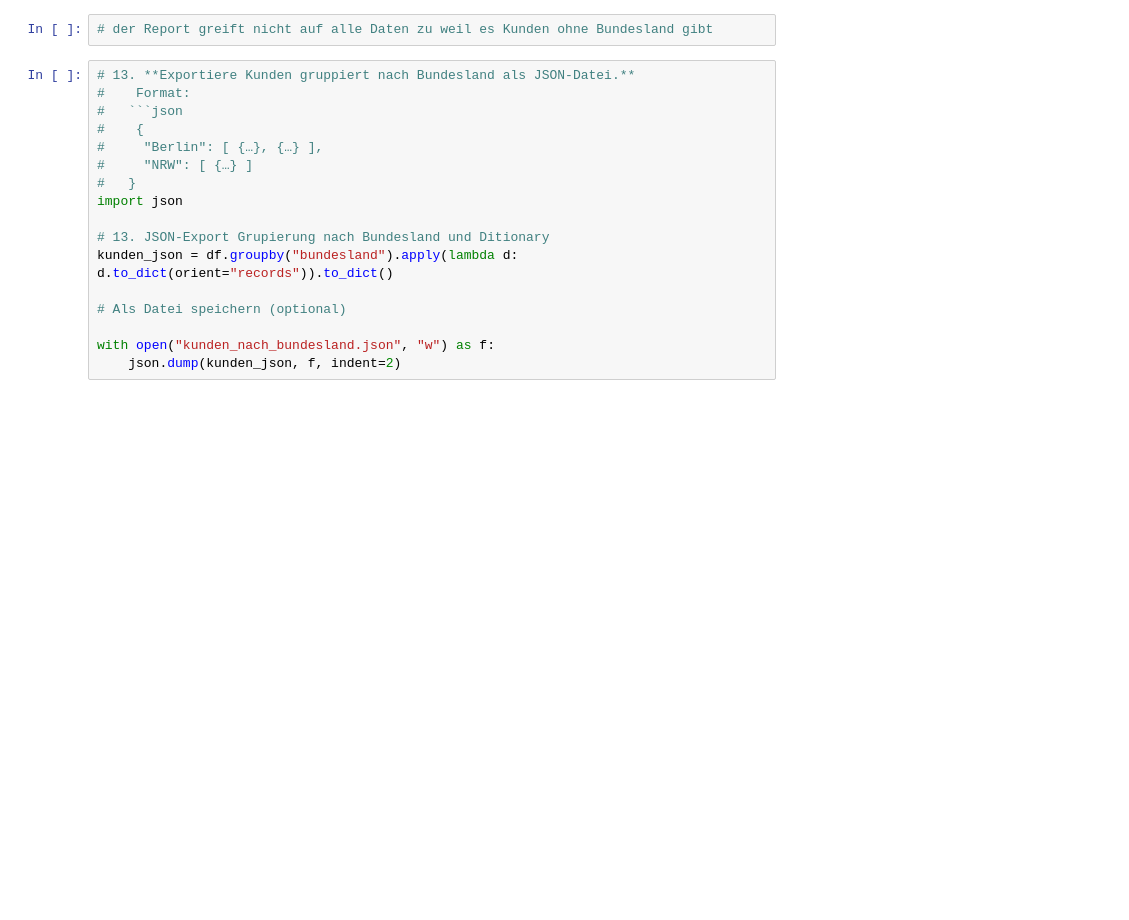
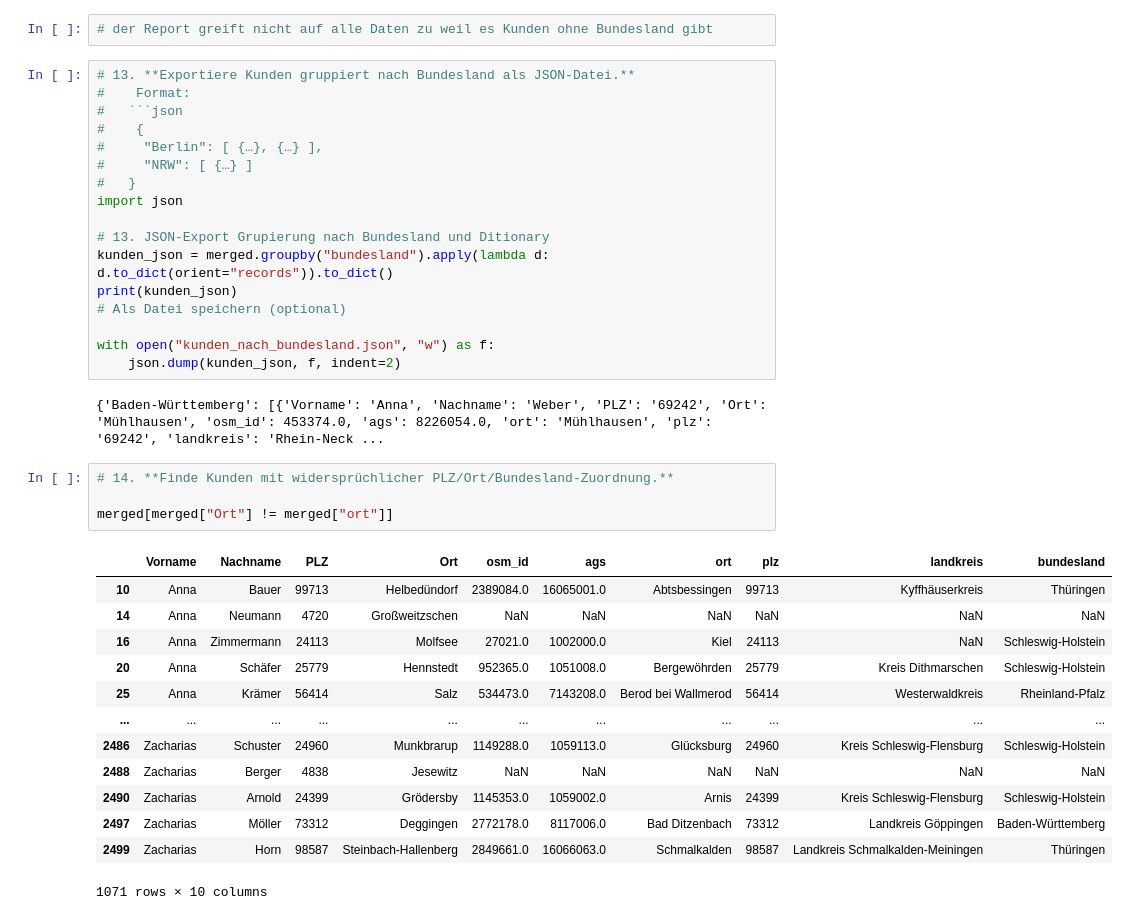
Before and after one commit to JMi-B/AufgabenJMI, a Jupyter notebook: Tag1KundendatenanalyseStuffe4.ipynb, the cells around one changed output. Drawn from its saved outputs; the diff is of its cells as text; blank space fills up the shorter version.

```diff
--- a/Tag1KundendatenanalyseStuffe4.ipynb
+++ b/Tag1KundendatenanalyseStuffe4.ipynb
@@ -92,9 +92,29 @@ Anzahl eindeutiger Orte ohne Bundesland: 174
 import json
 
 # 13. JSON-Export Grupierung nach Bundesland und Ditionary
-kunden_json = df.groupby("bundesland").apply(lambda d: d.to_dict(orient="records")).to_dict()
-
+kunden_json = merged.groupby("bundesland").apply(lambda d: d.to_dict(orient="records")).to_dict()
+print(kunden_json)
 # Als Datei speichern (optional)
 
 with open("kunden_nach_bundesland.json", "w") as f:
     json.dump(kunden_json, f, indent=2)
+# %% [output]
+{'Baden-Württemberg': [{'Vorname': 'Anna', 'Nachname': 'Weber', 'PLZ': '69242', 'Ort': 'Mühlhausen', 'osm_id': 453374.0, 'ags': 8226054.0, 'ort': 'Mühlhausen', 'plz': '69242', 'landkreis': 'Rhein-Neck ...
+# %%
+# 14. **Finde Kunden mit widersprüchlicher PLZ/Ort/Bundesland-Zuordnung.**
+
+merged[merged["Ort"] != merged["ort"]]
+# %% [output]
+|  | Vorname | Nachname | PLZ | Ort | osm_id | ags | ort | plz | landkreis | bundesland |
+| 10 | Anna | Bauer | 99713 | Helbedündorf | 2389084.0 | 16065001.0 | Abtsbessingen | 99713 | Kyffhäuserkreis | Thüringen |
+| 14 | Anna | Neumann | 4720 | Großweitzschen | NaN | NaN | NaN | NaN | NaN | NaN |
+| 16 | Anna | Zimmermann | 24113 | Molfsee | 27021.0 | 1002000.0 | Kiel | 24113 | NaN | Schleswig-Holstein |
+| 20 | Anna | Schäfer | 25779 | Hennstedt | 952365.0 | 1051008.0 | Bergewöhrden | 25779 | Kreis Dithmarschen | Schleswig-Holstein |
+| 25 | Anna | Krämer | 56414 | Salz | 534473.0 | 7143208.0 | Berod bei Wallmerod | 56414 | Westerwaldkreis | Rheinland-Pfalz |
+| ... | ... | ... | ... | ... | ... | ... | ... | ... | ... | ... |
+| 2486 | Zacharias | Schuster | 24960 | Munkbrarup | 1149288.0 | 1059113.0 | Glücksburg | 24960 | Kreis Schleswig-Flensburg | Schleswig-Holstein |
+| 2488 | Zacharias | Berger | 4838 | Jesewitz | NaN | NaN | NaN | NaN | NaN | NaN |
+| 2490 | Zacharias | Arnold | 24399 | Grödersby | 1145353.0 | 1059002.0 | Arnis | 24399 | Kreis Schleswig-Flensburg | Schleswig-Holstein |
+| 2497 | Zacharias | Möller | 73312 | Deggingen | 2772178.0 | 8117006.0 | Bad Ditzenbach | 73312 | Landkreis Göppingen | Baden-Württemberg |
+| 2499 | Zacharias | Horn | 98587 | Steinbach-Hallenberg | 2849661.0 | 16066063.0 | Schmalkalden | 98587 | Landkreis Schmalkalden-Meiningen | Thüringen |
+1071 rows × 10 columns
```
Also changed, not shown: parts of 2 cells of this notebook, 3 other files.
